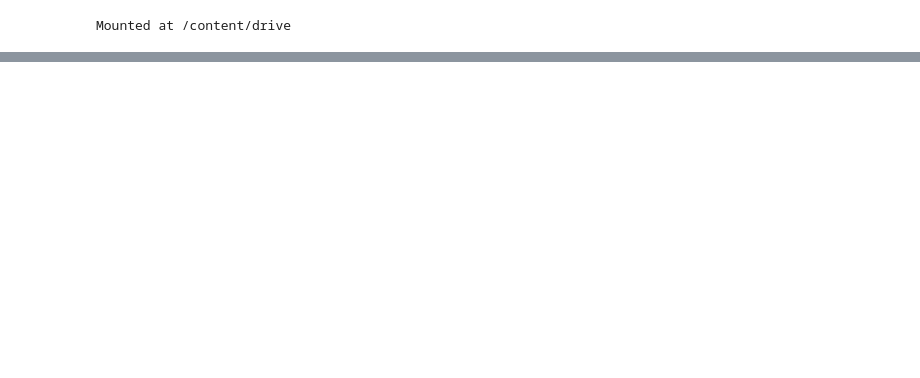
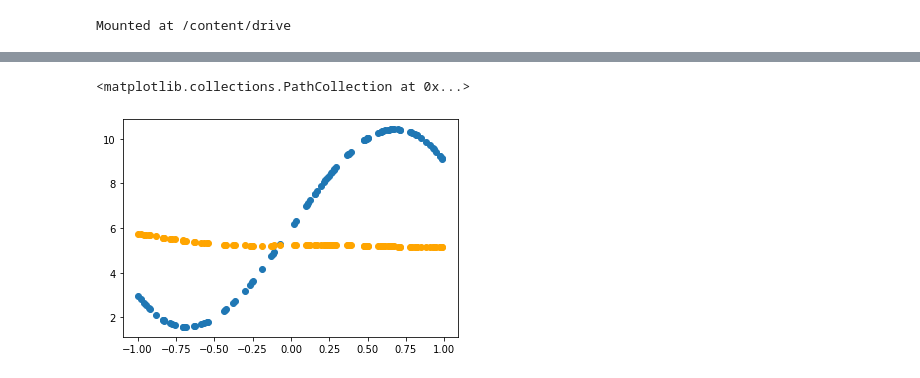
Before and after one commit to Dingyi-Kang/MachineLearningCS5783Assignment1, a Jupyter notebook: Assignment1_problem3.ipynb, the cells around one changed output, grey strips where cells are left out. Drawn from its saved outputs; the diff is of its cells as text; code cells hidden in the pictures; blank space fills up the shorter version.

```diff
--- a/Assignment1_problem3.ipynb
+++ b/Assignment1_problem3.ipynb
@@ -106 +93,10 @@ When increasing value of tau, the fit gets worse
+# %%
+''' testing with tau value of 1.0 '''
+pred_y = locallyWeightedRegression(xTest_, xTrain_, yTrain, 0.9).reshape(n)
+#print(pred_y)
+plt.scatter(xTs, yTs)
+plt.scatter(xTs, pred_y, color='orange')
+# %% [output]
+<matplotlib.collections.PathCollection at 0x...>
+[figure, added]
 # %%
```
Also changed, not shown: parts of 12 cells of this notebook.
